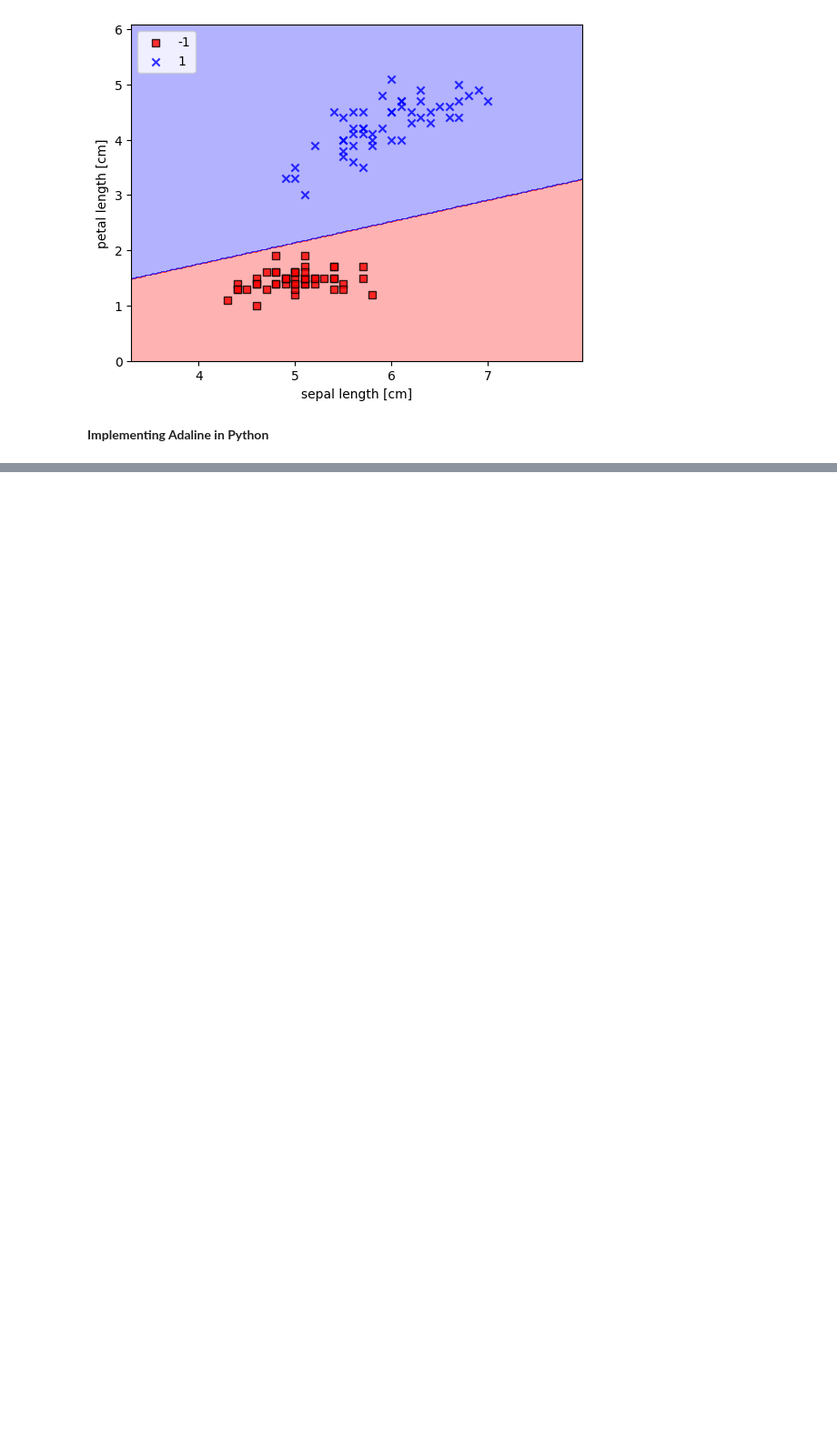
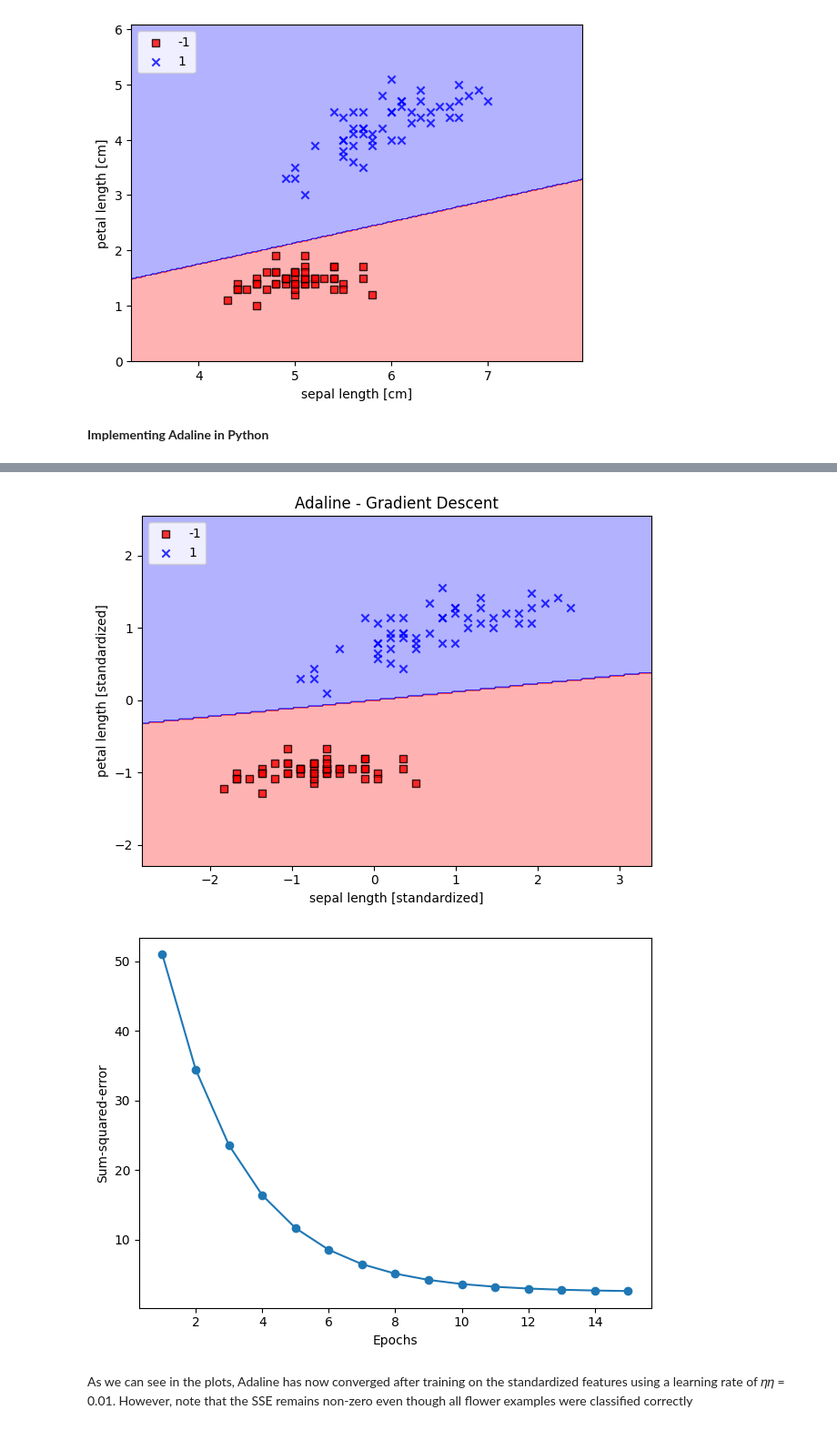
Before and after one commit to nargesghan/cs_internship_journey, a Jupyter notebook: simple-classification/perceptron.ipynb, the cells around one changed output, grey strips where cells are left out. Shown at 91% size. Drawn from its saved outputs; the diff is of its cells as text; code cells hidden in the pictures; blank space fills up the shorter version.

```diff
--- a/simple-classification/perceptron.ipynb
+++ b/simple-classification/perceptron.ipynb
@@ -168,0 +237,24 @@ class AdalineGd(object):
+# %%
+#train Adaline again
+ada_gd=AdalineGD(n_iter=15, eta=0.01)
+ada_gd.fit(X_std, y)
+
+plot_decision_regions(X_std, y, classifier=ada_gd)
+plt.title('Adaline - Gradient Descent')
+plt.xlabel('sepal length [standardized]')
+plt.ylabel('petal length [standardized]')
+plt.legend(loc='upper left')
+plt.tight_layout()
+plt.show()
+plt.plot(range(1, len(ada_gd.cost_) + 1), ada_gd.cost_, marker='o')
+plt.xlabel('Epochs')
+plt.ylabel('Sum-squared-error')
+plt.tight_layout()
+plt.show()
+# %% [output]
+[figure, added]
+[figure, added]
+# %% [markdown]
+As we can see in the plots, Adaline has now converged after training on the
+standardized features using a learning rate of 𝜂𝜂 = 0.01. However, note that the
+SSE remains non-zero even though all flower examples were classified correctly
```
Also changed, not shown: parts of 6 cells of this notebook.
